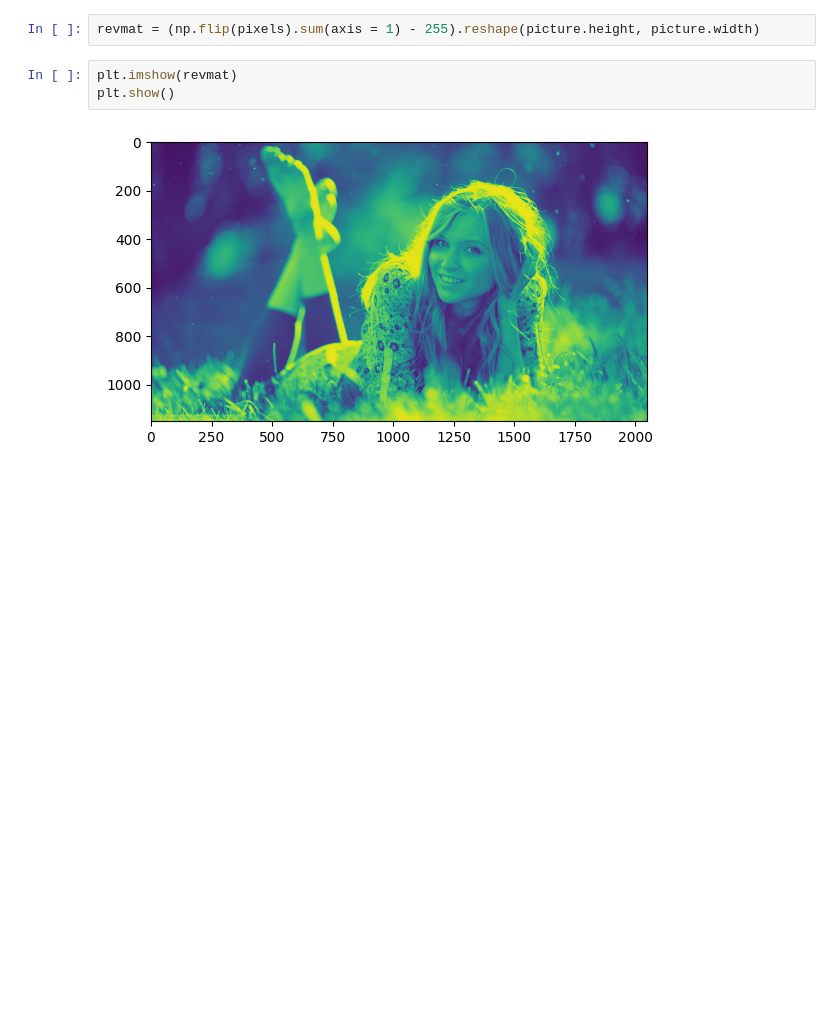
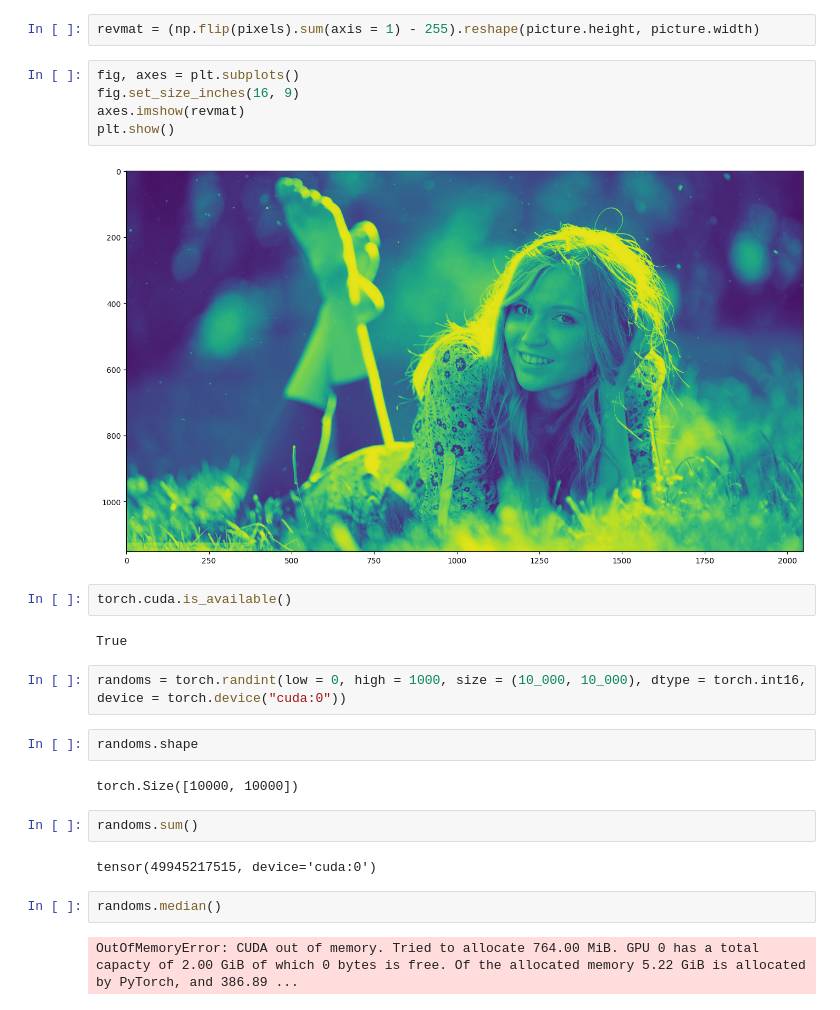
Before and after one commit to anoban/python, a Jupyter notebook: pytorch.ipynb, the cells around one changed output. Cells and saved outputs as stored; diff of their text form; blank space fills up the shorter version.

```diff
--- a/pytorch.ipynb
+++ b/pytorch.ipynb
@@ -74,7 +78,27 @@ array([ 93,  96,  96, ..., 482, 479, 479], dtype=uint32)
 # %%
 revmat = (np.flip(pixels).sum(axis = 1) - 255).reshape(picture.height, picture.width)
 # %%
-plt.imshow(revmat)
+fig, axes = plt.subplots()
+fig.set_size_inches(16, 9)
+axes.imshow(revmat)
 plt.show()
 # %% [output]
-[figure, old version]
+[figure, new version]
+# %%
+torch.cuda.is_available()
+# %% [output]
+True
+# %%
+randoms = torch.randint(low = 0, high = 1000, size = (10_000, 10_000), dtype = torch.int16, device = torch.device("cuda:0"))
+# %%
+randoms.shape
+# %% [output]
+torch.Size([10000, 10000])
+# %%
+randoms.sum()
+# %% [output]
+tensor(49945217515, device='cuda:0')
+# %%
+randoms.median()
+# %% [output]
+OutOfMemoryError: CUDA out of memory. Tried to allocate 764.00 MiB. GPU 0 has a total capacty of 2.00 GiB of which 0 bytes is free. Of the allocated memory 5.22 GiB is allocated by PyTorch, and 386.89 ...
```
Also changed, not shown: parts of 6 cells of this notebook.
